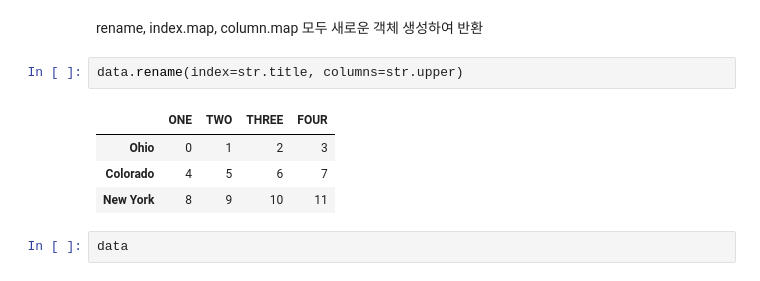
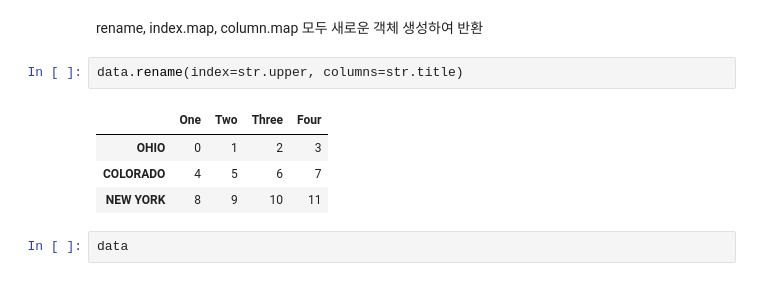
Before and after one commit to seoyun-dev/TIL, a Jupyter notebook: BDA/4_정제1-nan처리,dropna,fillna,duplicated,applymap,rename,cut,get_dummies,concat.ipynb, the cells around one changed output. Drawn from its saved outputs; the diff is of its cells as text.

```diff
--- a/BDA/4_정제1.ipynb
+++ b/BDA/4_정제1-nan처리,dropna,fillna,duplicated,applymap,rename,cut,get_dummies,concat.ipynb
@@ -471,12 +482,12 @@ data
 # %% [markdown]
 rename, index.map, column.map 모두 새로운 객체 생성하여 반환
 # %%
-data.rename(index=str.title, columns=str.upper)
+data.rename(index=str.upper, columns=str.title)
 # %% [output]
-|  | ONE | TWO | THREE | FOUR |
-| Ohio | 0 | 1 | 2 | 3 |
-| Colorado | 4 | 5 | 6 | 7 |
-| New York | 8 | 9 | 10 | 11 |
+|  | One | Two | Three | Four |
+| OHIO | 0 | 1 | 2 | 3 |
+| COLORADO | 4 | 5 | 6 | 7 |
+| NEW YORK | 8 | 9 | 10 | 11 |
 # %%
 data
 # %% [output]
```
Also changed, not shown: parts of 48 cells of this notebook, 8 other files.
